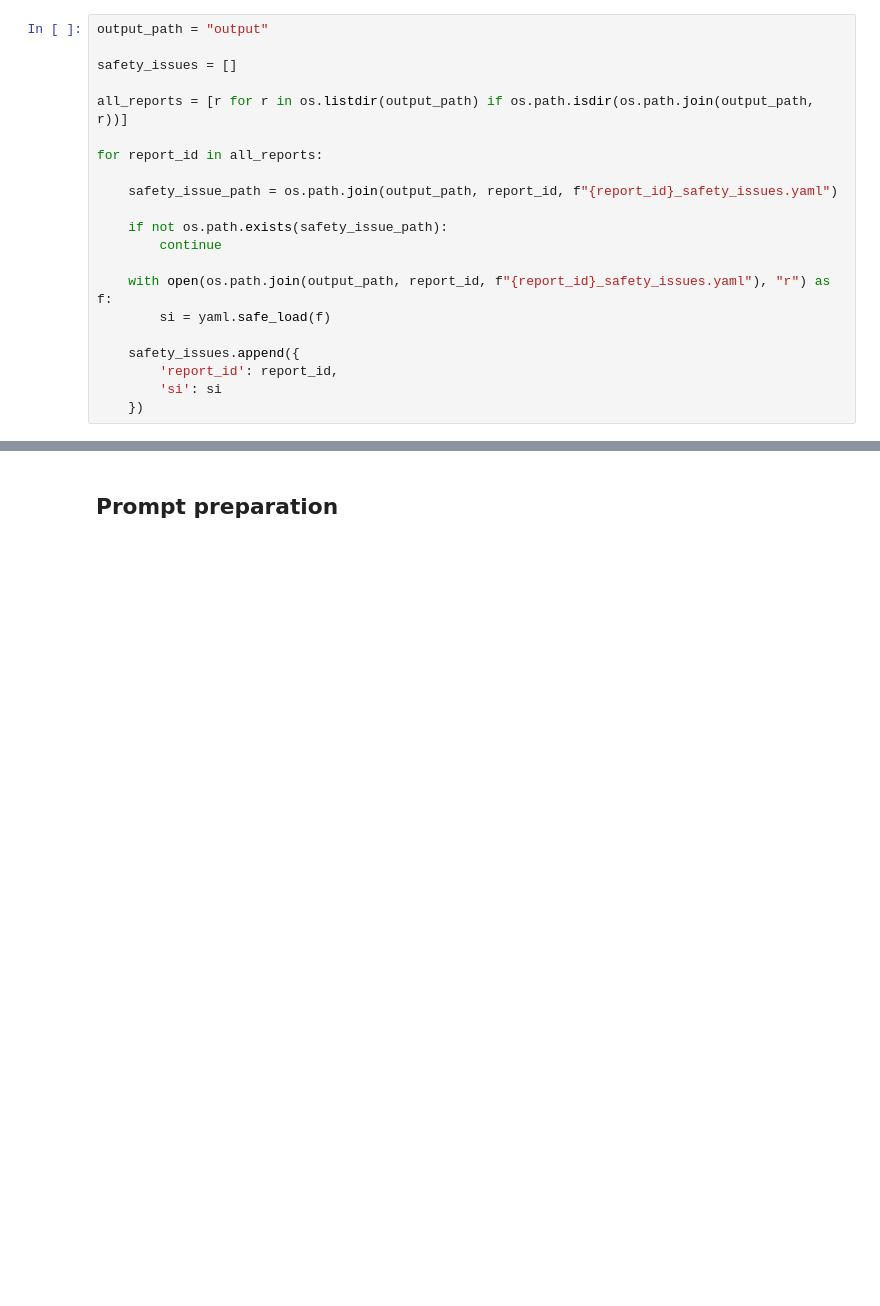
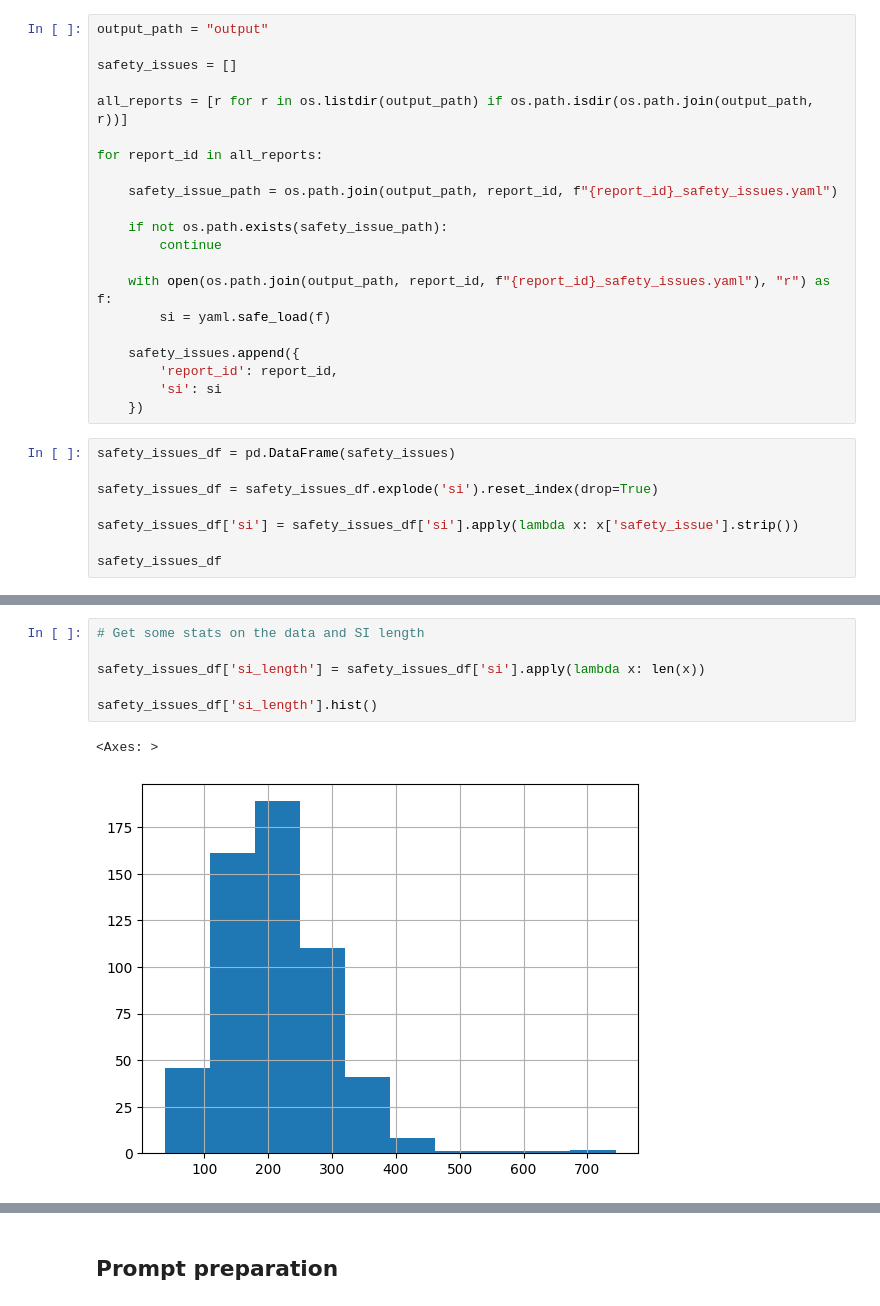
Before and after one commit to 1jamesthompson1/TAIC-report-summary, a Jupyter notebook: notebooks/safety themes_from_safety_issues/safety_themes_from_safety_issues.ipynb, the cells around one changed output, grey strips where cells are left out. Saved outputs shown, nothing was run; the diff lists cells and outputs as text; blank space fills up the shorter version.

```diff
--- a/notebooks/safety themes_from_safety_issues/safety_themes_from_safety_issues.ipynb
+++ b/notebooks/safety themes_from_safety_issues/safety_themes_from_safety_issues.ipynb
@@ -51,3 +61,11 @@ for report_id in all_reports:
         'report_id': report_id,
         'si': si
     })
+# %%
+safety_issues_df = pd.DataFrame(safety_issues)
+
+safety_issues_df = safety_issues_df.explode('si').reset_index(drop=True)
+
+safety_issues_df['si'] = safety_issues_df['si'].apply(lambda x: x['safety_issue'].strip())
+
+safety_issues_df
@@ -54,3 +86,12 @@ for report_id in all_reports:
+# %%
+# Get some stats on the data and SI length
+
+safety_issues_df['si_length'] = safety_issues_df['si'].apply(lambda x: len(x))
+
+safety_issues_df['si_length'].hist()
+# %% [output]
+<Axes: >
+[figure, added]
 # %% [markdown]
 # Use gpt 4 to generate safety themes
 
```
Also changed, not shown: parts of 23 cells of this notebook, 2 other files.
